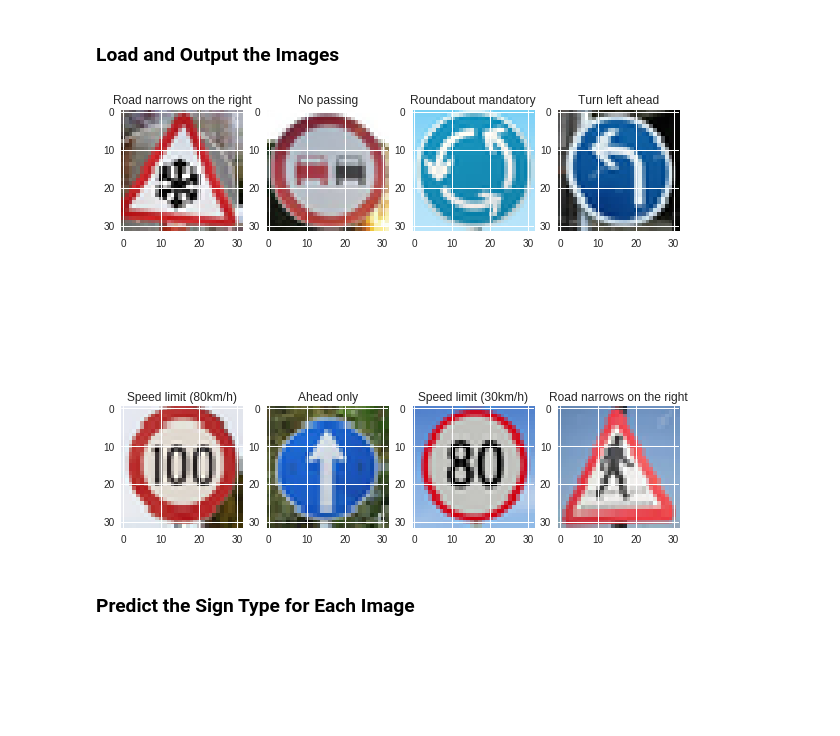
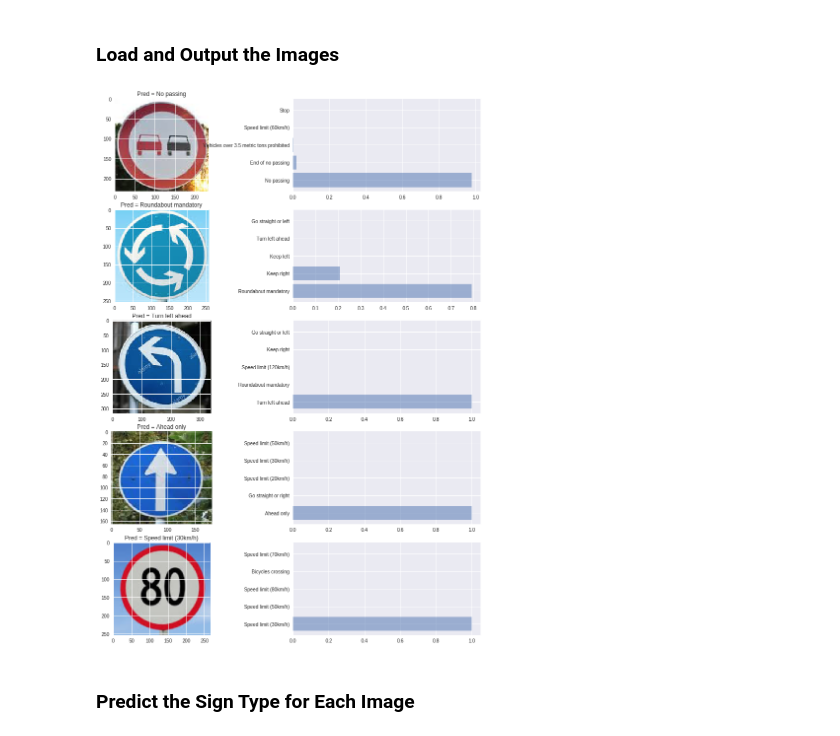
Before and after one commit to spookyQubit/TrafficSignClassification, a Jupyter notebook: Traffic_Sign_Classifier.ipynb, the cells around one changed output. Cells and saved outputs as stored; diff of their text form; code cells hidden in the pictures; blank space fills up the shorter version.

Commit message:
new traffic signs

```diff
--- a/Traffic_Sign_Classifier.ipynb
+++ b/Traffic_Sign_Classifier.ipynb
@@ -644,7 +644,8 @@ def normalized_image(image_data):
 
 size = 32, 32
 channels = 3
-logit = None
+logit = []
+num_predictions = 5
 
 with tf.Session() as sess:
     loader = tf.train.import_meta_graph('lenet.meta')
@@ -652,42 +653,60 @@ with tf.Session() as sess:
     sess = tf.get_default_session()
 
 
-    fig = plt.figure(figsize=(10,10))
+    fig = plt.figure(figsize=(15,20))
     i = 0
     for file in os.listdir('images'):
         if '.png' in file:
             # Open image
             im = Image.open('images/' + file)
 
             # Resize image
             im.thumbnail(size, Image.ANTIALIAS)
             im = im.resize([32, 32], Image.FIXED)
 
             # Convert to RGB
             im = im.convert('RGB')
 
             # Convert to numpy
             image_array = np.asarray(im)
 
             # Normalize
             im_normalized = normalized_image(image_array)
 
             # Reshape dimension 32x32x3 --> 1x32x32x3
             im_normalized = im_normalized.reshape((1,
                                                    im_normalized.shape[0],
                                                    im_normalized.shape[1],
                                                    im_normalized.shape[2]))
 
-            logit = sess.run(tf.argmax(logits, 1), feed_dict={x:im_normalized, keep_prob:1.0})
-            ax = fig.add_subplot(2,4,i+1)
-            #img = mpimg.imread('images/' + file)
-            img = im
+            # Calculate the logit
+            current_logit = sess.run(tf.nn.softmax(logits), feed_dict={x:im_normalized, keep_prob:1.0})
+            logit.append(current_logit)
+
+            # Plot the image
+            ax = fig.add_subplot(5,2,i+1)
+            img = mpimg.imread('images/' + file)
             ax.imshow(img)
-            ax.set_title(g_SIGN_NAMES[logit[0]])
             i+=1
+
+            # Set the prediction
+            prediction = g_SIGN_NAMES[np.argmax(current_logit)]
+            ax.set_title('Pred = {}'.format(prediction))
+
+            # Get top 5 predictions
+            top_predictions = sess.run(tf.nn.top_k(np.asarray(current_logit), k=num_predictions))
+            #print(top_predictions.values)
+
+            # Plot the prediction
+            ax = fig.add_subplot(5,2,i+1)
+            y_pos = np.arange(num_predictions)
+            plt.yticks(y_pos, [g_SIGN_NAMES[top_predictions.indices[0][idx]] for idx in y_pos])
+            plt.barh(y_pos, top_predictions.values[0], align='center', alpha=0.5)
+            i+=1
+
     plt.show()
 # %% [output]
-[figure, old version]
+[figure, new version]
 # %% [markdown]
 ### Predict the Sign Type for Each Image
 # %%
```
Also changed, not shown: parts of 1 cell of this notebook, 3 other files.
